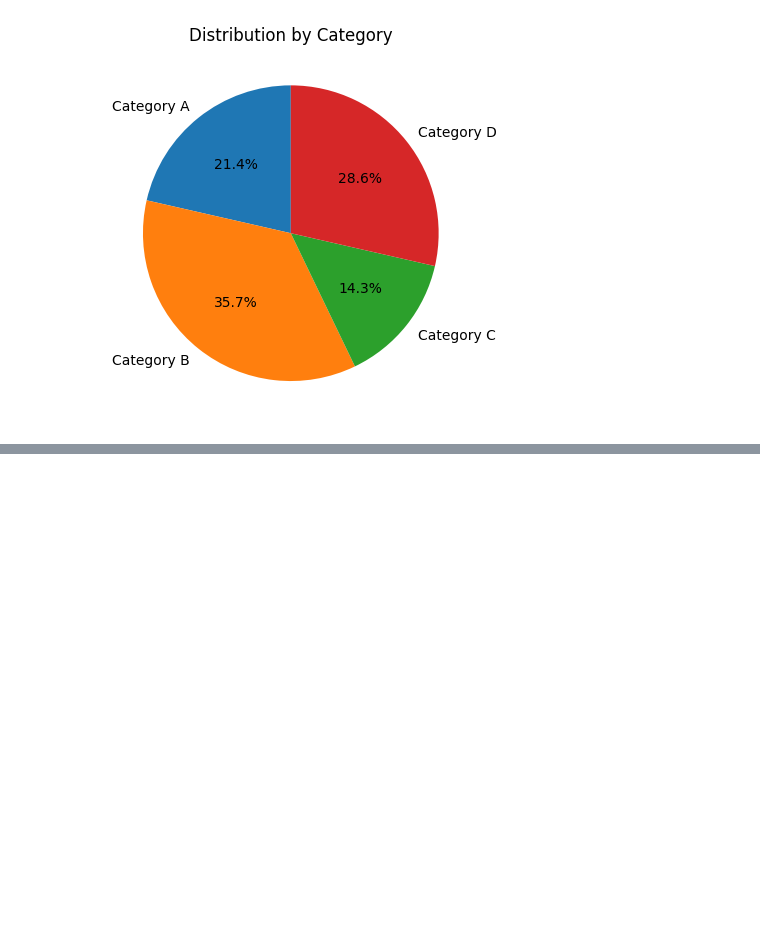
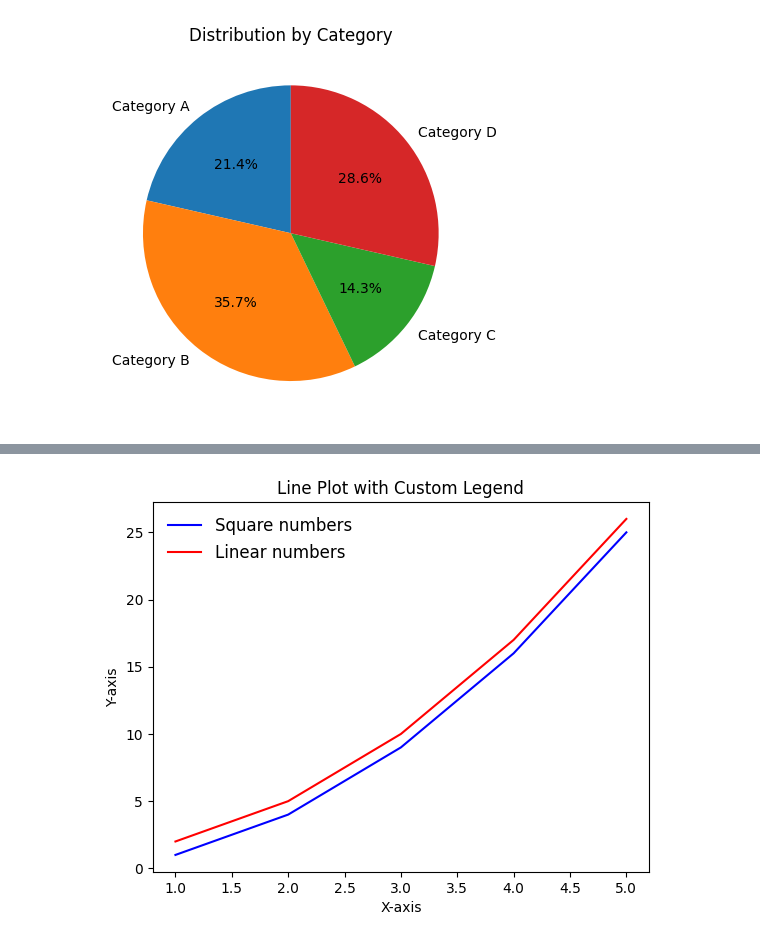
Before and after one commit to PHCoder05/advance-python-practice, a Jupyter notebook: statitical_functions.ipynb, the cells around one changed output, grey strips where cells are left out. Cells and saved outputs as stored; diff of their text form; code cells hidden in the pictures; blank space fills up the shorter version.

```diff
--- a/statitical_functions.ipynb
+++ b/statitical_functions.ipynb
@@ -136,0 +168,26 @@ plt.show()
+# %%
+import matplotlib.pyplot as plt
+
+# Sample data
+x = [1, 2, 3, 4, 5]
+y1 = [1, 4, 9, 16, 25]
+y2 = [2, 5, 10, 17, 26]
+
+# Plot the first line
+plt.plot(x, y1, label='Square numbers', color='blue')
+
+# Plot the second line
+plt.plot(x, y2, label='Linear numbers', color='red')
+
+# Add labels and title
+plt.xlabel('X-axis')
+plt.ylabel('Y-axis')
+plt.title('Line Plot with Custom Legend')
+
+# Customize the legend
+plt.legend(loc='upper left', fontsize='large', frameon=False)
+
+# Show the plot
+plt.show()
+# %% [output]
+[figure, added]
```
Also changed, not shown: parts of 3 cells of this notebook.
